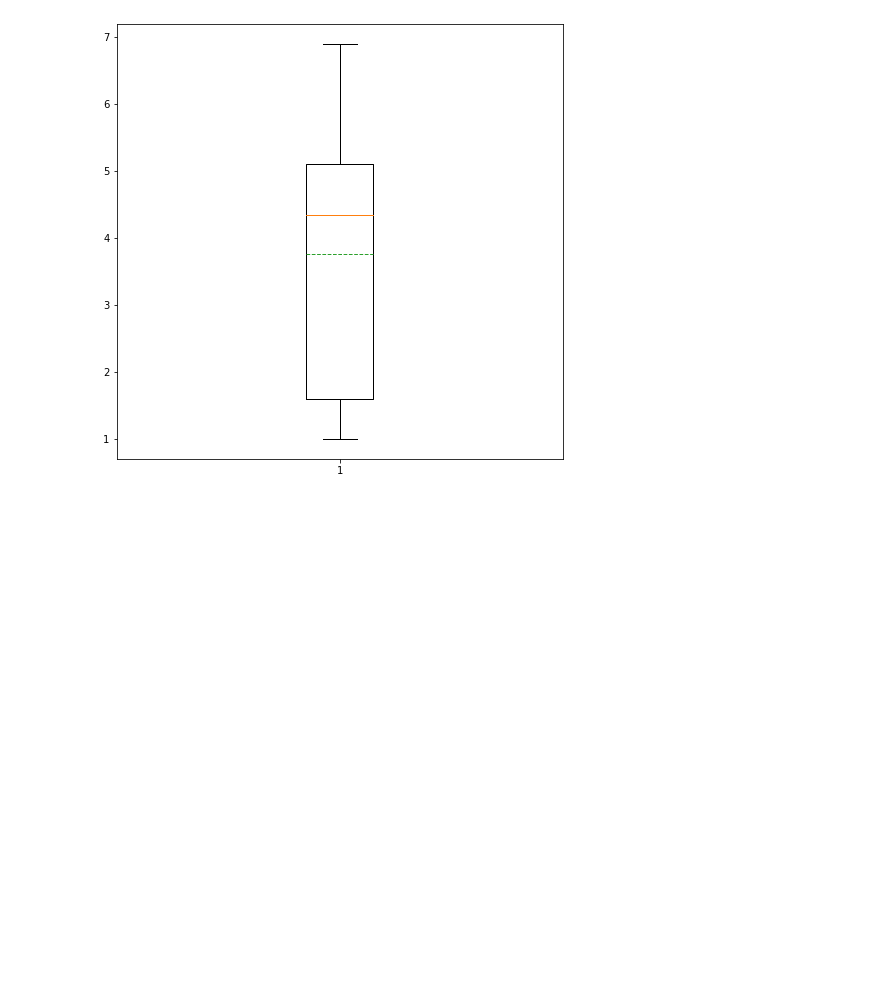
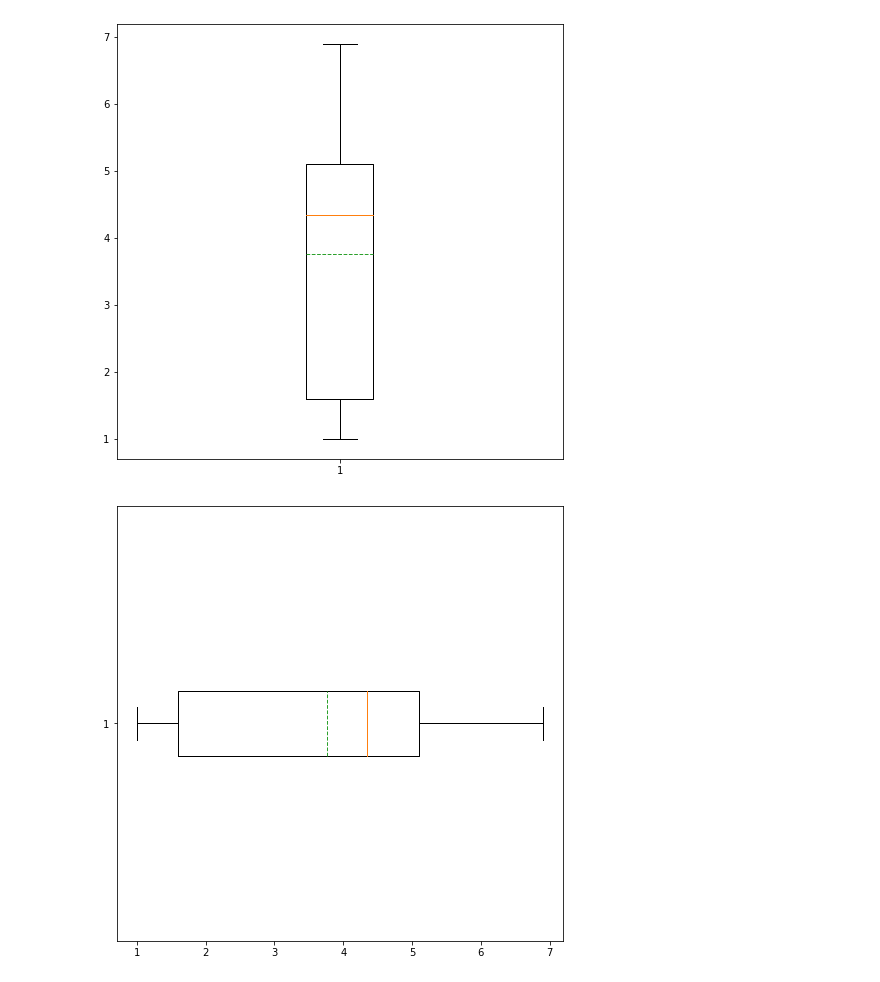
Before and after one commit to bebeam2942/data_viz, a Jupyter notebook: Visualize_Data_Distribution(02).ipynb, the cells around one changed output. Drawn from its saved outputs; the diff is of its cells as text; code cells hidden in the pictures; blank space fills up the shorter version.

Commit message:
box plot

```diff
--- a/Visualize_Data_Distribution(02).ipynb
+++ b/Visualize_Data_Distribution(02).ipynb
@@ -323,3 +323,7 @@ array([1., 1., 1., 1.])
 L = plt.boxplot(df['PetalLength'],meanline=True,showmeans=True)
 # %% [output]
 [figure]
+# %%
+L = plt.boxplot(df['PetalLength'],meanline=True,showmeans=True,vert=False)
+# %% [output]
+[figure, added]
```
